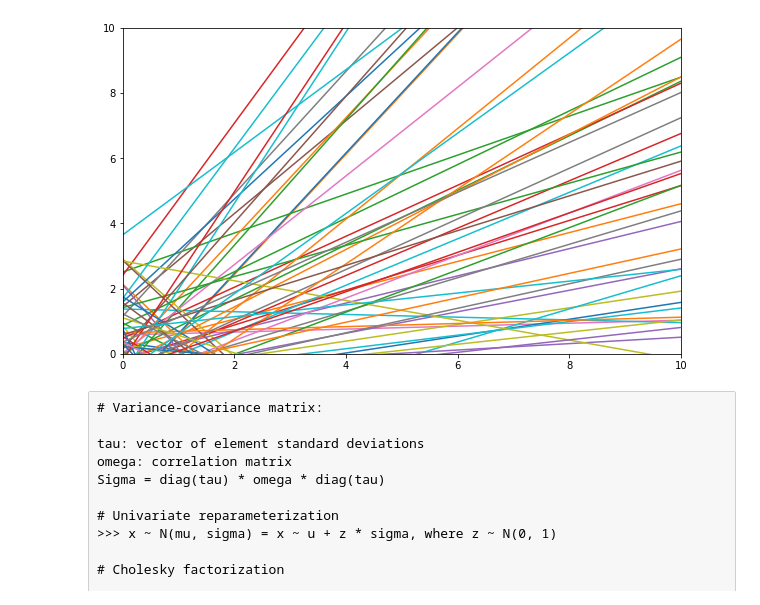
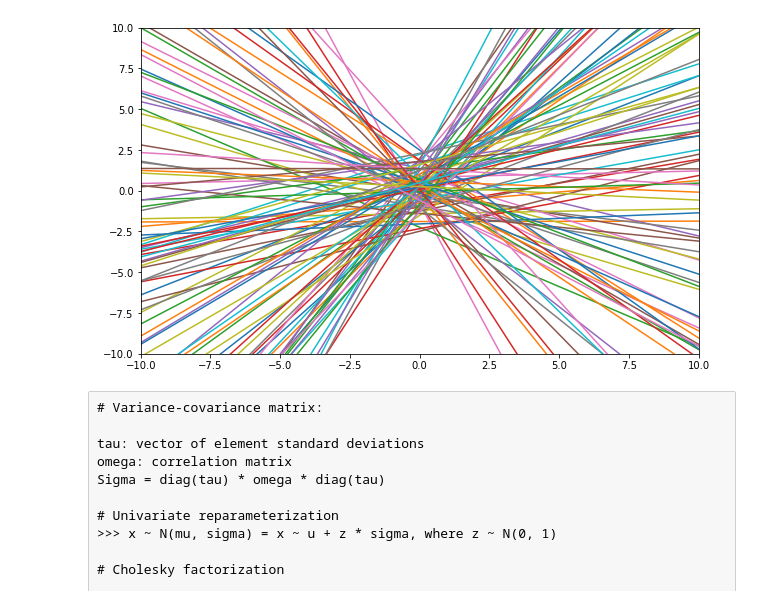
Before and after one commit to cavaunpeu/gaussian-processes, a Jupyter notebook: gaussian-processes.ipynb, the cells around one changed output. Saved outputs shown, nothing was run; the diff lists cells and outputs as text; code cells hidden in the pictures.

```diff
--- a/gaussian-processes.ipynb
+++ b/gaussian-processes.ipynb
@@ -10,7 +10,7 @@ sigma = Variable(Tensor([1.23]))
 get_w = lambda: dist.normal(mu, sigma).data[0]
 get_b = lambda: dist.normal(mu, sigma).data[0]
 # %%
-x = np.linspace(0, 10, 100)
+x = np.linspace(-10, 10, 200)
 Y = []
 for _ in range(100):
     w, b = get_w(), get_b()
@@ -18,12 +18,12 @@ for _ in range(100):
     Y.append(y)
 # %%
 plt.figure(figsize=(10, 6))
-plt.ylim(0, 10)
-plt.xlim(0, 10)
+plt.ylim(-10, 10)
+plt.xlim(-10, 10)
 for y in Y:
     plt.plot(x, y)
 # %% [output]
-[figure, old version]
+[figure, new version]
 # %% [raw]
 # Variance-covariance matrix:
 
```
Also changed, not shown: parts of 21 cells of this notebook.
